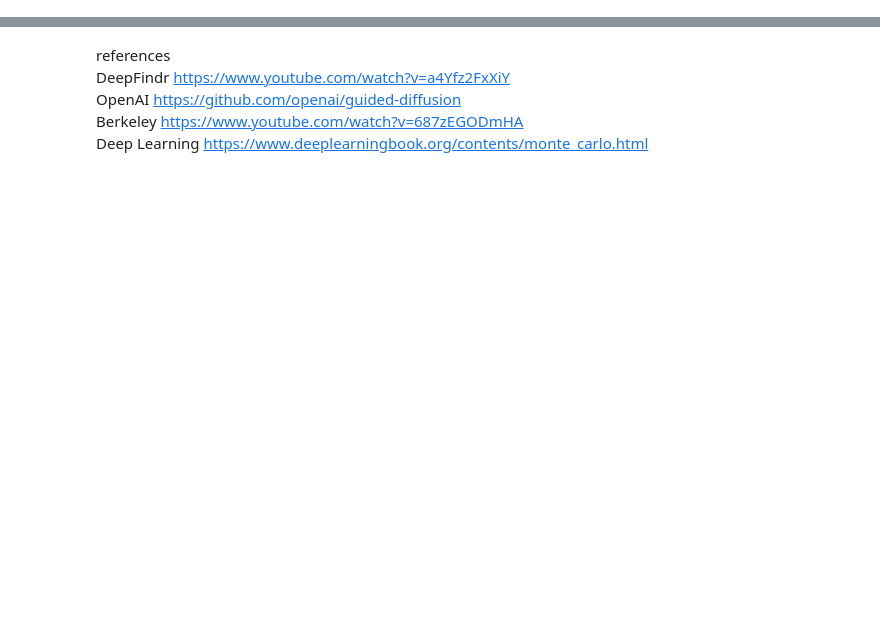
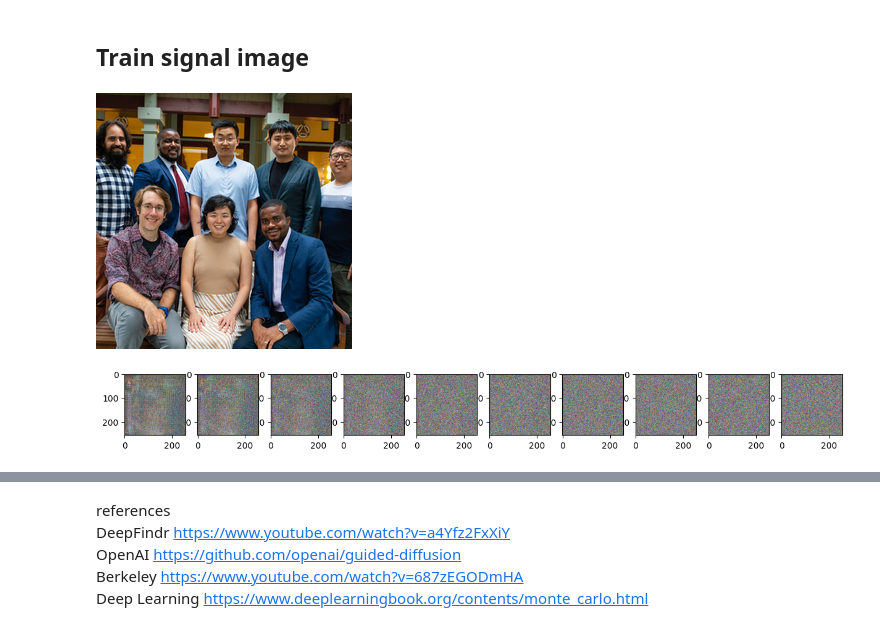
Before and after one commit to sunnyanthony/diffusion_playground, a Jupyter notebook: diffusion.ipynb, the cells around one changed output, grey strips where cells are left out. Cells and saved outputs as stored; diff of their text form; code cells hidden in the pictures; blank space fills up the shorter version.

Commit message:
text embedding and training, and train ordinary dataset

```diff
--- a/diffusion.ipynb
+++ b/diffusion.ipynb
@@ -400,3 +397,20 @@ class UNet(nn.Module):
       out = ol(merge, time_position_embedded)
     out = self.conv1x1(out)
     return out
+# %% [markdown]
+## Train signal image
+# %%
+from PIL import Image, ImageOps
+import requests
+from io import BytesIO
+
+size = (256, 256)
+url = "https://cs.vt.edu/content/website_cs_vt_edu/en/faculty-search/jcr:content/article-image.transform/xl-medium/image.jpg"
+response = requests.get(url)
+content = BytesIO(response.content)
+img = Image.open(content)
+img = ImageOps.fit(img, size, Image.ANTIALIAS)
+#img.thumbnail(size, Image.ANTIALIAS)
+img.show()
+# %% [output]
+[figure, added]
@@ -402,0 +476,38 @@ class UNet(nn.Module):
+# %%
+from torchvision import transforms
+import matplotlib.pyplot as plt
+def show_tensor_image(image):
+    reverse_transforms = transforms.Compose([
+        transforms.Normalize((-0.485/0.229, -0.456/0.224, -0.406/0.225), (1/0.229, 1/0.224, 1/0.225)),
+        transforms.Lambda(lambda t: (t + 1) / 2),
+        transforms.Lambda(lambda t: t.permute(1, 2, 0)), # CHW to HWC
+        transforms.Lambda(lambda t: t * 255.),
+        transforms.Lambda(lambda t: t.numpy().astype(np.uint8)),
+        transforms.ToPILImage(),
+    ])
+
+    # Take first image of batch
+    if len(image.shape) == 4:
+        image = image[0, :, :, :]
+    plt.imshow(reverse_transforms(image))
+
+# generate a random image
+rand_img = torch.randn_like(img_test)
+plt.figure(figsize=(15,15))
+plt.axis('off')
+num_images = 10
+stepsize = 30
+model.eval()
+for i in range(0,300)[::-1]:
+    with torch.no_grad():
+      t = torch.tensor([i]).to(next(model.parameters()).device)
+      rand_img.to(next(model.parameters()).device)
+      _rand_img = diffusion_model.p_sample(model, rand_img, t)
+      rand_img = _rand_img
+      if i % stepsize == 0:
+          plt.subplot(1, num_images, int(i/stepsize+1))
+          show_tensor_image(rand_img.detach().cpu())
+
+plt.show()
+# %% [output]
+[figure, added]
```
Also changed, not shown: parts of 33 cells of this notebook.
